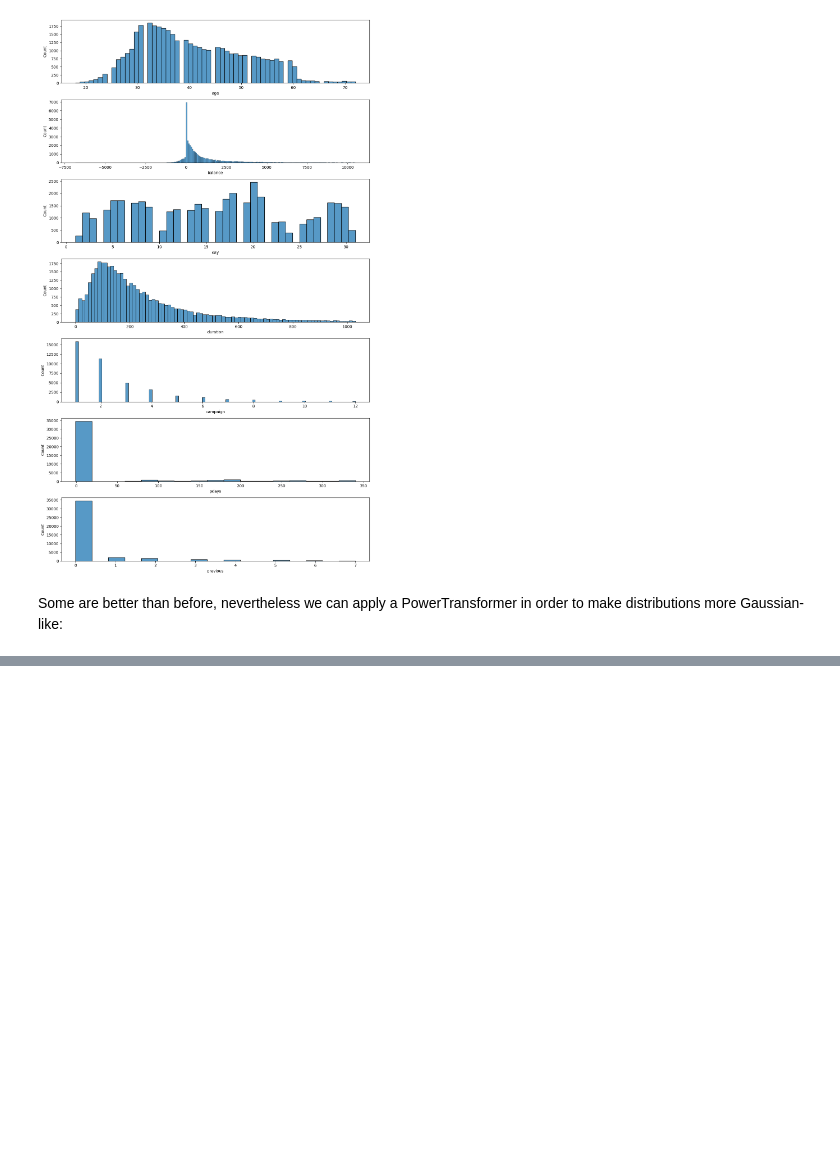
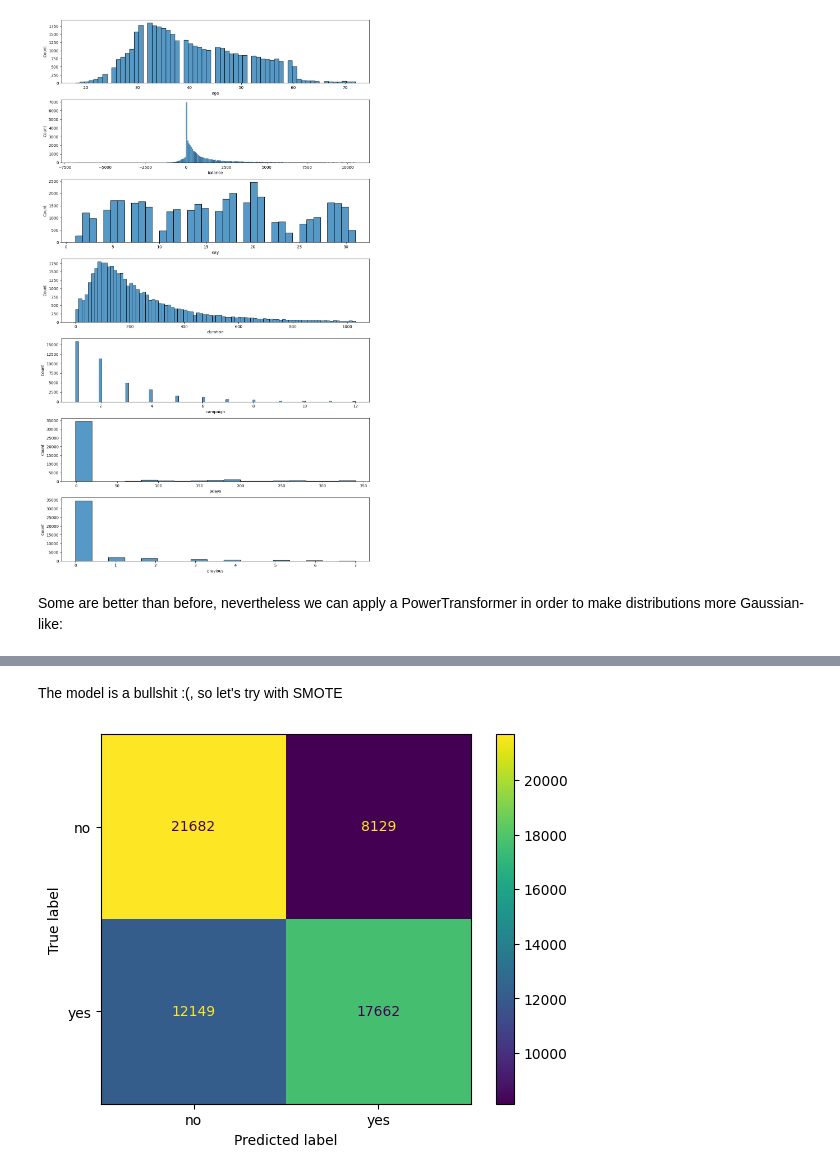
Before and after one commit to pablo-sanchez/mid_bootcamp_project, a Jupyter notebook: Notebooks/transformations.ipynb, the cells around one changed output, grey strips where cells are left out. Cells and saved outputs as stored; diff of their text form; code cells hidden in the pictures; blank space fills up the shorter version.

```diff
--- a/Notebooks/transformations.ipynb
+++ b/Notebooks/transformations.ipynb
@@ -96,0 +226,20 @@ num_tran = transformer.transform(numerical_0out)
+# %% [markdown]
+The model is a bullshit :(, so let's try with SMOTE
+# %%
+from imblearn.over_sampling import SMOTE
+
+sm = SMOTE(random_state=23)
+X_train_SMOTE,y_train_SMOTE = sm.fit_resample(X_train_transformed,y_train)
+# %%
+lr2 = LogisticRegression(max_iter=1000, random_state=23).fit(X_train_SMOTE, y_train_SMOTE)
+
+y_train_pred2 = lr2.predict(X_train_SMOTE)
+y_test_pred2 = lr2.predict(X_test_transformed)
+# %%
+cm_train_imb2 = confusion_matrix(y_train_SMOTE, y_train_pred2)
+disp = ConfusionMatrixDisplay(cm_train_imb2, display_labels=lr2.classes_);
+disp.plot()
+#savefig
+plt.show()
+# %% [output]
+[figure, added]
```
Also changed, not shown: parts of 31 cells of this notebook, 20 other files.
